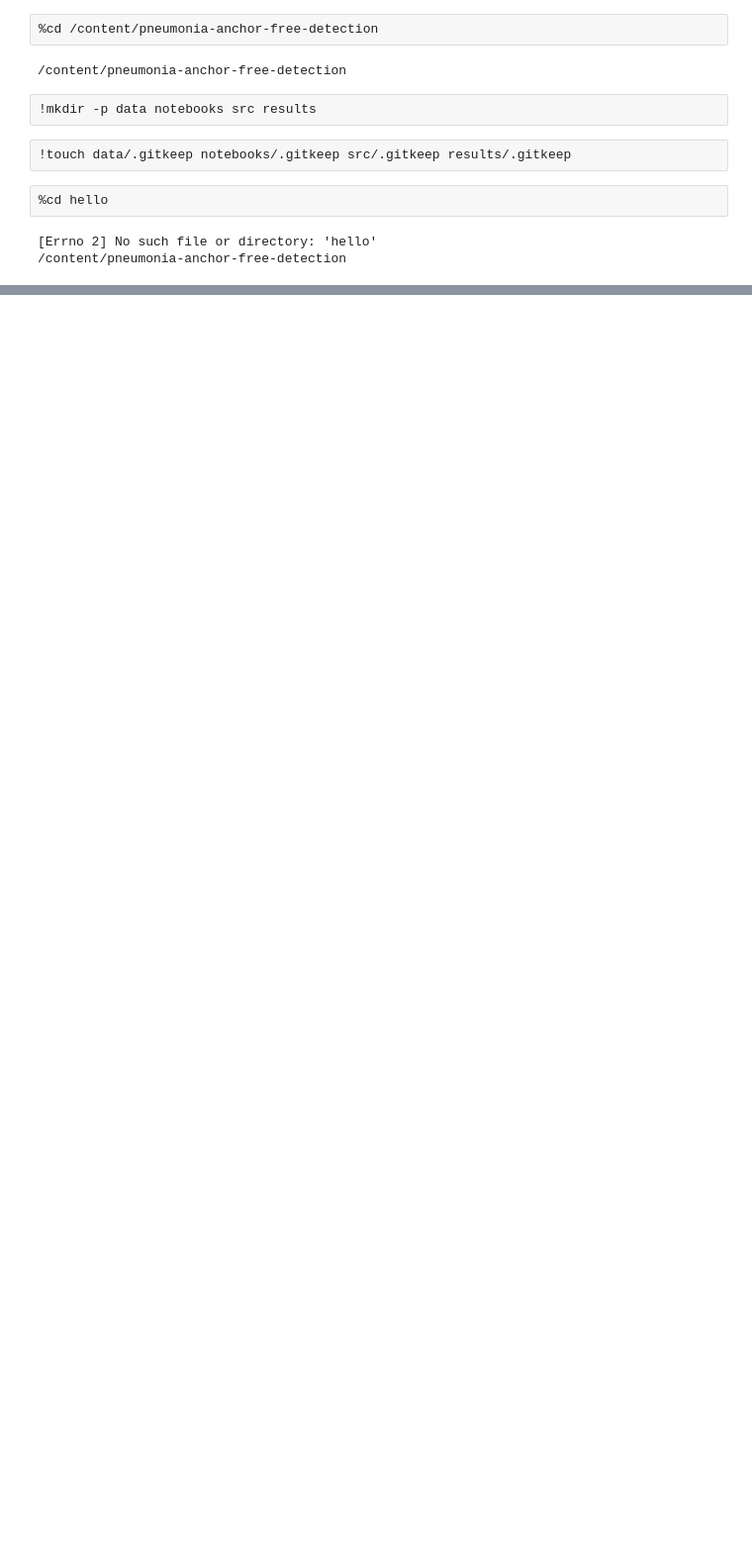
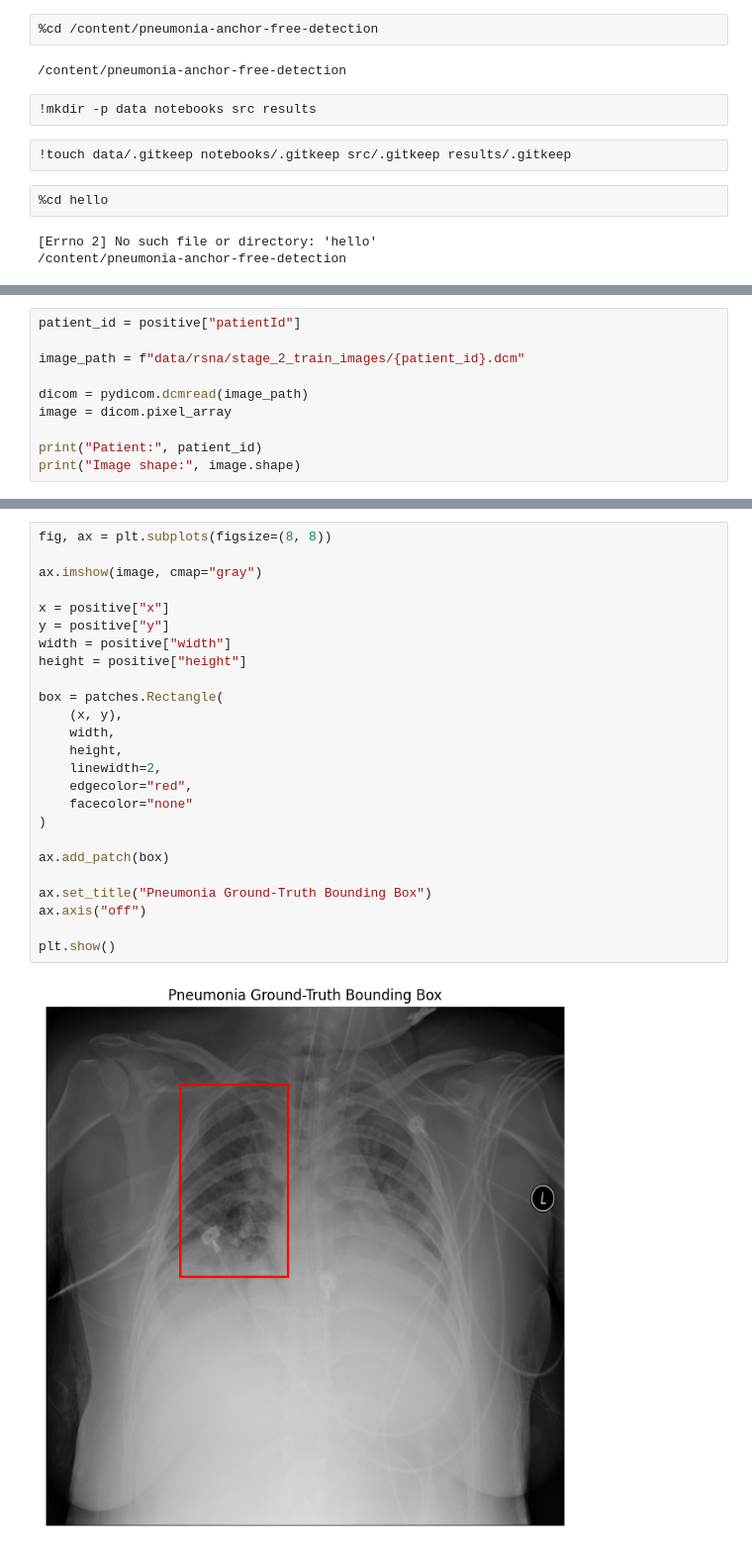
Before and after one commit to imdeepa99/pneumonia-anchor-free-detection, a Jupyter notebook: notebooks/pneumonia_anchor_free_detection.ipynb, the cells around one changed output, grey strips where cells are left out. Shown at 99% size. Drawn from its saved outputs; the diff is of its cells as text; blank space fills up the shorter version.

Commit message:
RSNA data loading and ground truth visualization

```diff
--- a/notebooks/pneumonia_anchor_free_detection.ipynb
+++ b/notebooks/pneumonia_anchor_free_detection.ipynb
@@ -44,0 +236,10 @@ Receiving objects: 100% (3/3), done.
+# %%
+patient_id = positive["patientId"]
+
+image_path = f"data/rsna/stage_2_train_images/{patient_id}.dcm"
+
+dicom = pydicom.dcmread(image_path)
+image = dicom.pixel_array
+
+print("Patient:", patient_id)
+print("Image shape:", image.shape)
@@ -44,0 +249,27 @@ Receiving objects: 100% (3/3), done.
+# %%
+fig, ax = plt.subplots(figsize=(8, 8))
+
+ax.imshow(image, cmap="gray")
+
+x = positive["x"]
+y = positive["y"]
+width = positive["width"]
+height = positive["height"]
+
+box = patches.Rectangle(
+    (x, y),
+    width,
+    height,
+    linewidth=2,
+    edgecolor="red",
+    facecolor="none"
+)
+
+ax.add_patch(box)
+
+ax.set_title("Pneumonia Ground-Truth Bounding Box")
+ax.axis("off")
+
+plt.show()
+# %% [output]
+[figure, added]
```
Also changed, not shown: parts of 26 cells of this notebook.
